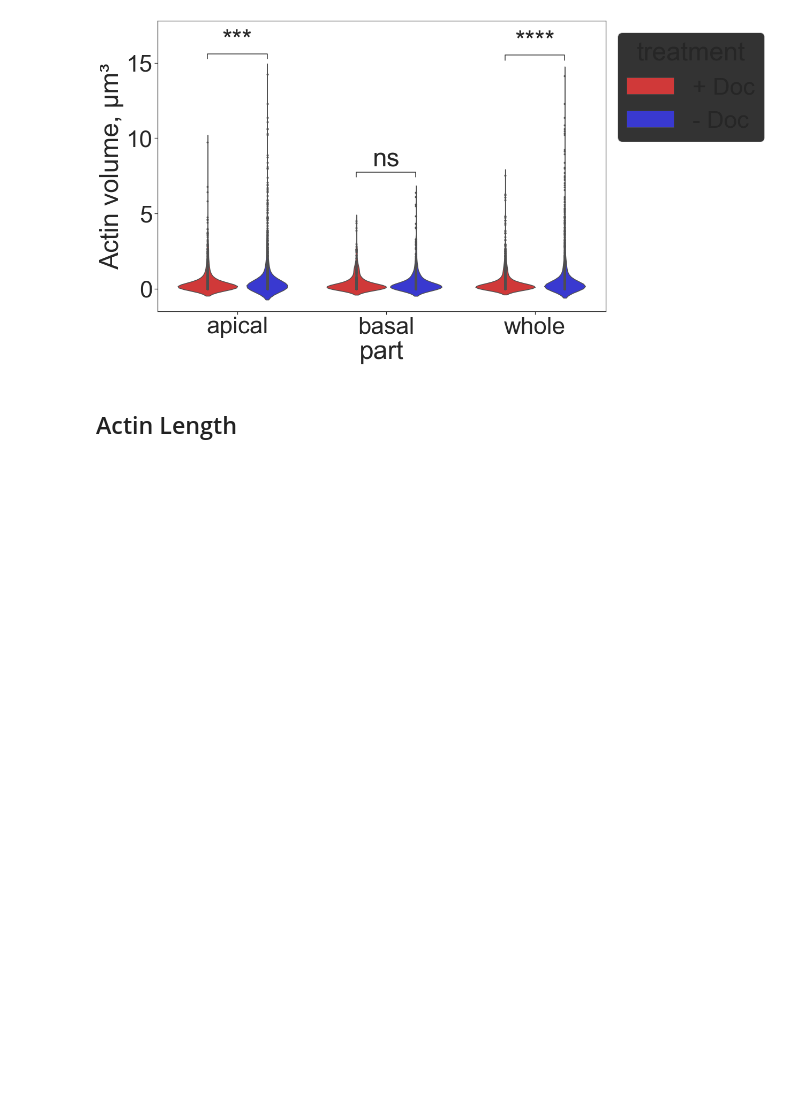
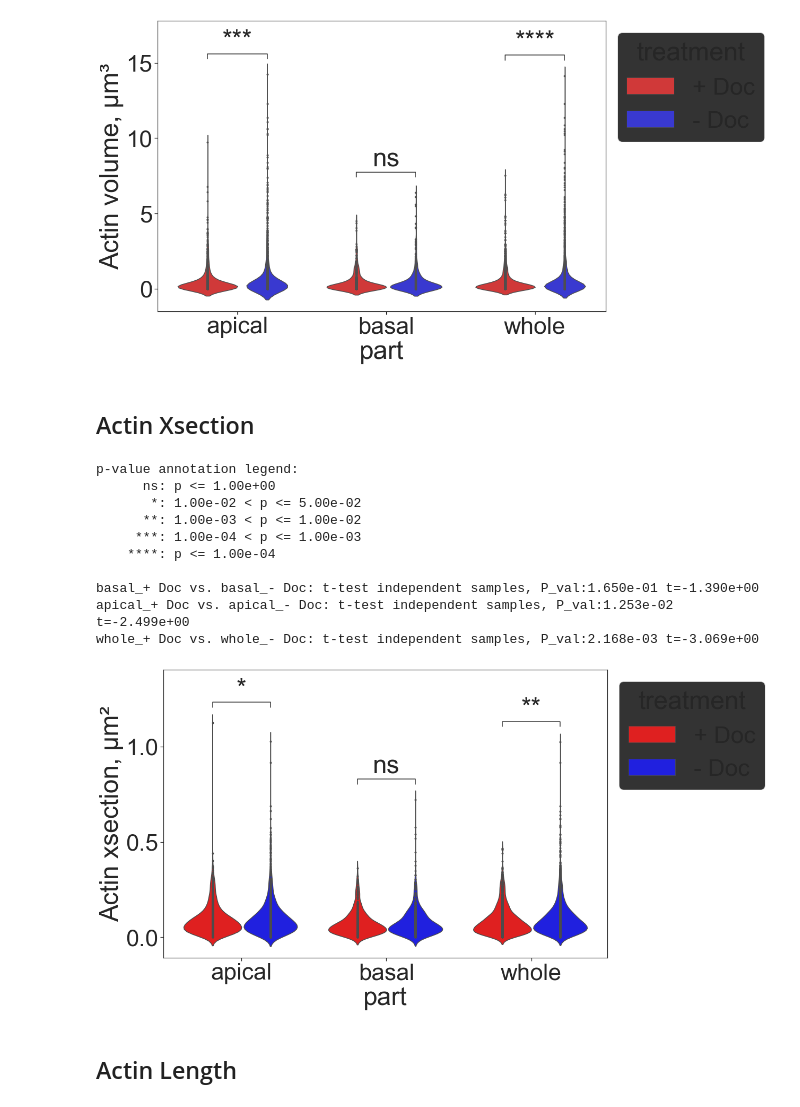
Before and after one commit to mal-boisestate/afilament, a Jupyter notebook: utils/stat_analysis_Nurbanu_match.ipynb, the cells around one changed output. Drawn from its saved outputs; the diff is of its cells as text; code cells hidden in the pictures; blank space fills up the shorter version.

```diff
--- a/utils/stat_analysis_Nurbanu_match.ipynb
+++ b/utils/stat_analysis_Nurbanu_match.ipynb
@@ -266,6 +266,49 @@ basal_+ Doc vs. basal_- Doc: t-test independent samples, P_val:3.142e-01 t=-1.00
 apical_+ Doc vs. apical_- Doc: t-test independent samples, P_val:1.409e-04 t=-3.814e+00
 whole_+ Doc vs. whole_- Doc: t-test independent samples, P_val:1.444e-05 t=-4.345e+00
 [figure]
+# %% [markdown]
+## Actin Xsection
+# %%
+pal = ["red", "blue"]
+significanceComparisons = [(('apical','+ Doc'), ('apical','- Doc')),
+                           (('basal','+ Doc'), ('basal','- Doc')),
+                           (('whole','+ Doc'), ('whole','- Doc'))]
+
+fig_args = {'x': 'part',
+            'y': 'Actin Xsection',
+            'hue':'treatment',
+            'data': df_combined,
+            'dodge': True,
+            'palette': pal,
+            'inner' : 'point',
+            'annot_kws': {"fontsize":15}}
+
+configuration = {'test':'t-test_ind',
+                 'comparisons_correction':None,
+                 'text_format':'star'}
+
+fig, ax = plt.subplots(1,1, figsize=(15,10))
+
+sns.violinplot(ax=ax, **fig_args)
+annotator = Annotator(ax=ax, pairs=significanceComparisons,
+                      **fig_args)
+annotator.configure(**configuration).apply_test().annotate()
+
+sns.move_legend(ax, "upper left", bbox_to_anchor=(1, 1))
+ax.set_ylabel("Actin xsection, µm\u00b2")
+fig.savefig(f'actin_xsection.png', format='png')
+# %% [output]
+p-value annotation legend:
+      ns: p <= 1.00e+00
+       *: 1.00e-02 < p <= 5.00e-02
+      **: 1.00e-03 < p <= 1.00e-02
+     ***: 1.00e-04 < p <= 1.00e-03
+    ****: p <= 1.00e-04
+
+basal_+ Doc vs. basal_- Doc: t-test independent samples, P_val:1.650e-01 t=-1.390e+00
+apical_+ Doc vs. apical_- Doc: t-test independent samples, P_val:1.253e-02 t=-2.499e+00
+whole_+ Doc vs. whole_- Doc: t-test independent samples, P_val:2.168e-03 t=-3.069e+00
+[figure, added]
 # %% [markdown]
 ## Actin Length
 # %%
```
Also changed, not shown: parts of 9 cells of this notebook, 23 other files.
